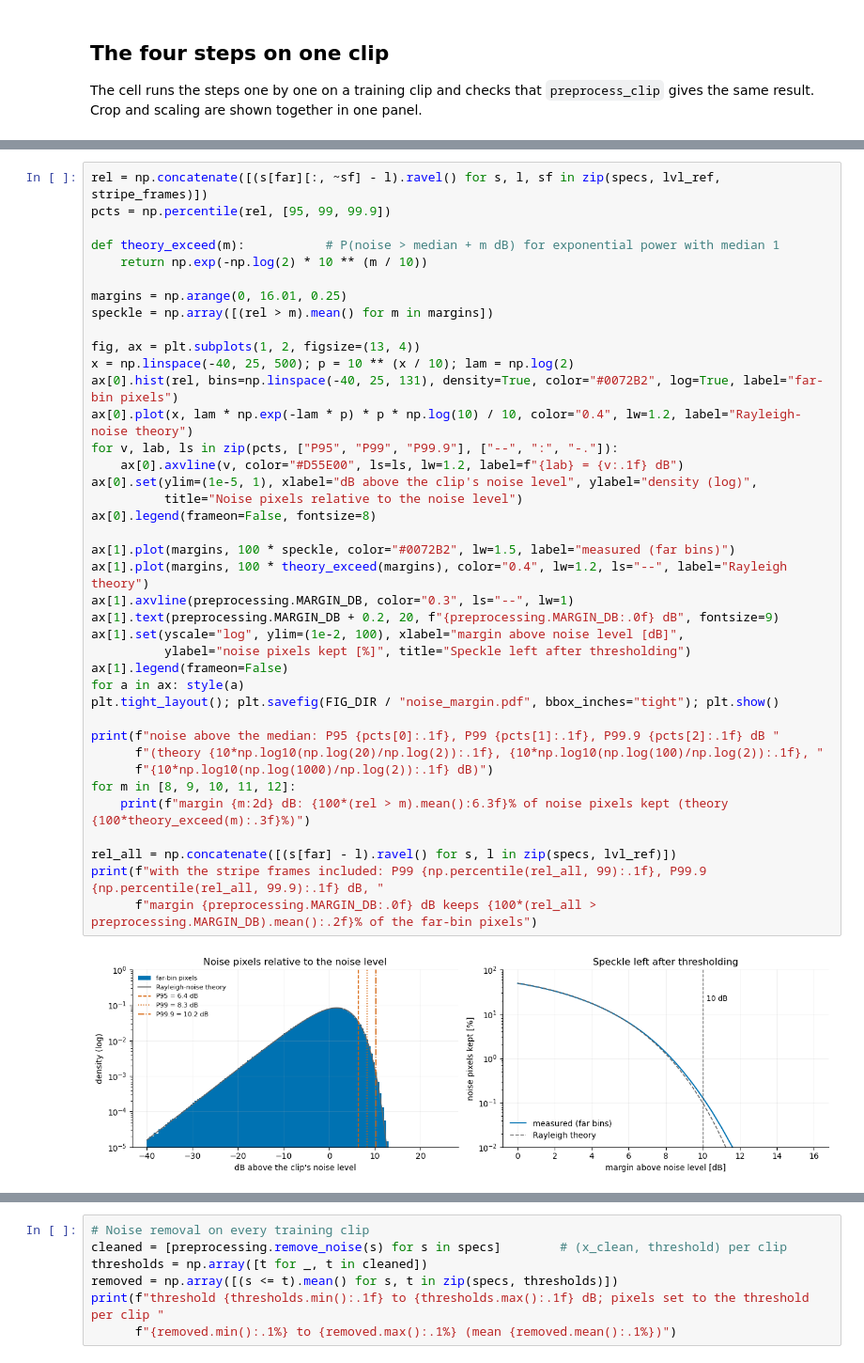
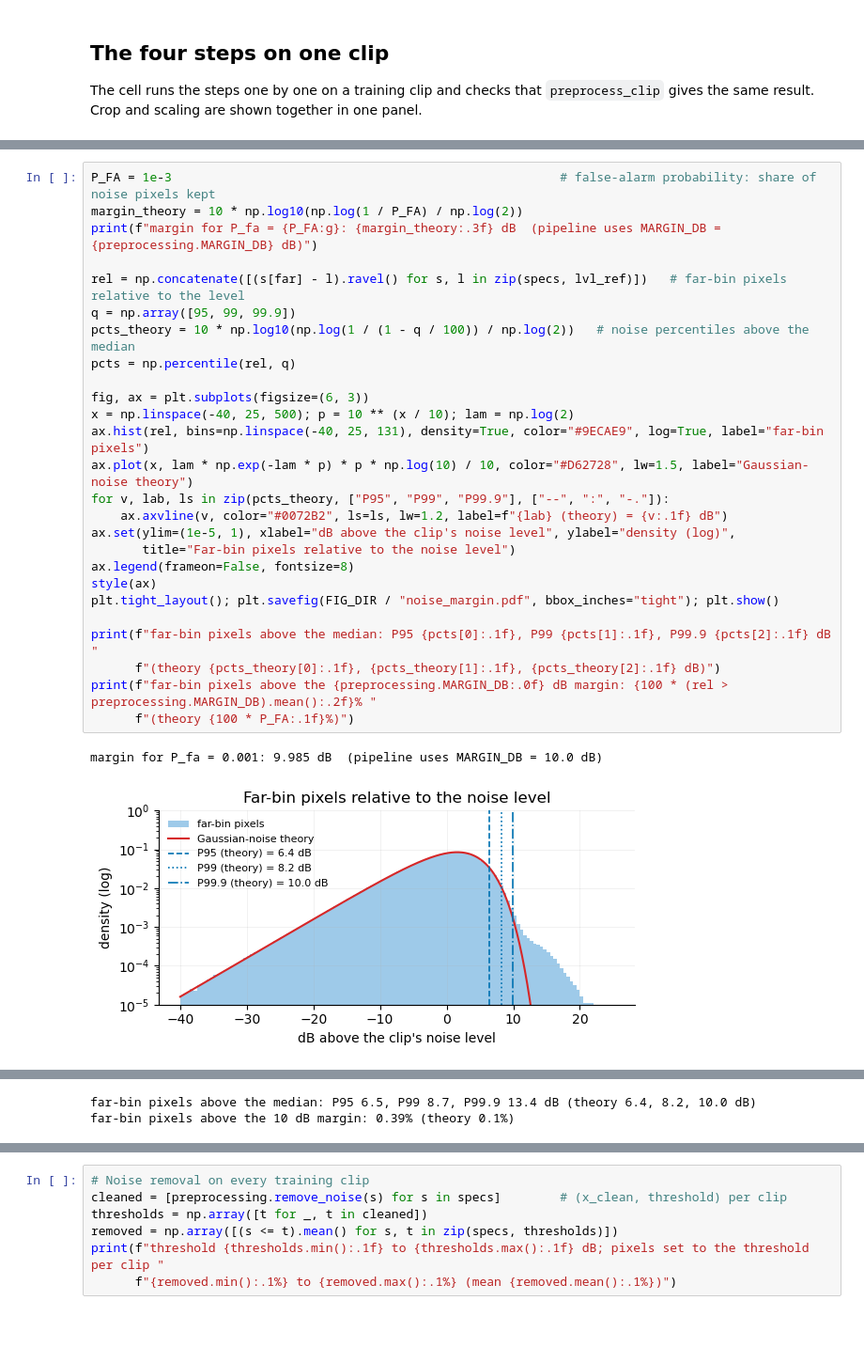
Before and after one commit to jimvanijcken/wicos, a Jupyter notebook: notebooks/2_preprocessing.ipynb, the cells around one changed output, grey strips where cells are left out. Shown at 94% size. Cells and saved outputs as stored; diff of their text form; blank space fills up the shorter version.

```diff
--- a/notebooks/2_preprocessing.ipynb
+++ b/notebooks/2_preprocessing.ipynb
@@ -246,41 +154,29 @@ The margin must be high enough that noise pixels rarely survive. The fraction th
 # %%
-rel = np.concatenate([(s[far][:, ~sf] - l).ravel() for s, l, sf in zip(specs, lvl_ref, stripe_frames)])
-pcts = np.percentile(rel, [95, 99, 99.9])
+P_FA = 1e-3                                                     # false-alarm probability: share of noise pixels kept
+margin_theory = 10 * np.log10(np.log(1 / P_FA) / np.log(2))
+print(f"margin for P_fa = {P_FA:g}: {margin_theory:.3f} dB  (pipeline uses MARGIN_DB = {preprocessing.MARGIN_DB} dB)")
 
-def theory_exceed(m):           # P(noise > median + m dB) for exponential power with median 1
-    return np.exp(-np.log(2) * 10 ** (m / 10))
+rel = np.concatenate([(s[far] - l).ravel() for s, l in zip(specs, lvl_ref)])   # far-bin pixels relative to the level
+q = np.array([95, 99, 99.9])
+pcts_theory = 10 * np.log10(np.log(1 / (1 - q / 100)) / np.log(2))   # noise percentiles above the median
+pcts = np.percentile(rel, q)
 
-margins = np.arange(0, 16.01, 0.25)
-speckle = np.array([(rel > m).mean() for m in margins])
-
-fig, ax = plt.subplots(1, 2, figsize=(13, 4))
+fig, ax = plt.subplots(figsize=(6, 3))
 x = np.linspace(-40, 25, 500); p = 10 ** (x / 10); lam = np.log(2)
-ax[0].hist(rel, bins=np.linspace(-40, 25, 131), density=True, color="#0072B2", log=True, label="far-bin pixels")
-ax[0].plot(x, lam * np.exp(-lam * p) * p * np.log(10) / 10, color="0.4", lw=1.2, label="Rayleigh-noise theory")
-for v, lab, ls in zip(pcts, ["P95", "P99", "P99.9"], ["--", ":", "-."]):
-    ax[0].axvline(v, color="#D55E00", ls=ls, lw=1.2, label=f"{lab} = {v:.1f} dB")
-ax[0].set(ylim=(1e-5, 1), xlabel="dB above the clip's noise level", ylabel="density (log)",
-          title="Noise pixels relative to the noise level")
-ax[0].legend(frameon=False, fontsize=8)
-
-ax[1].plot(margins, 100 * speckle, color="#0072B2", lw=1.5, label="measured (far bins)")
-ax[1].plot(margins, 100 * theory_exceed(margins), color="0.4", lw=1.2, ls="--", label="Rayleigh theory")
-ax[1].axvline(preprocessing.MARGIN_DB, color="0.3", ls="--", lw=1)
-ax[1].text(preprocessing.MARGIN_DB + 0.2, 20, f"{preprocessing.MARGIN_DB:.0f} dB", fontsize=9)
-ax[1].set(yscale="log", ylim=(1e-2, 100), xlabel="margin above noise level [dB]",
-          ylabel="noise pixels kept [%]", title="Speckle left after thresholding")
-ax[1].legend(frameon=False)
-for a in ax: style(a)
+ax.hist(rel, bins=np.linspace(-40, 25, 131), density=True, color="#9ECAE9", log=True, label="far-bin pixels")
+ax.plot(x, lam * np.exp(-lam * p) * p * np.log(10) / 10, color="#D62728", lw=1.5, label="Gaussian-noise theory")
+for v, lab, ls in zip(pcts_theory, ["P95", "P99", "P99.9"], ["--", ":", "-."]):
+    ax.axvline(v, color="#0072B2", ls=ls, lw=1.2, label=f"{lab} (theory) = {v:.1f} dB")
+ax.set(ylim=(1e-5, 1), xlabel="dB above the clip's noise level", ylabel="density (log)",
+       title="Far-bin pixels relative to the noise level")
+ax.legend(frameon=False, fontsize=8)
+style(ax)
 plt.tight_layout(); plt.savefig(FIG_DIR / "noise_margin.pdf", bbox_inches="tight"); plt.show()
 
-print(f"noise above the median: P95 {pcts[0]:.1f}, P99 {pcts[1]:.1f}, P99.9 {pcts[2]:.1f} dB "
-      f"(theory {10*np.log10(np.log(20)/np.log(2)):.1f}, {10*np.log10(np.log(100)/np.log(2)):.1f}, "
-      f"{10*np.log10(np.log(1000)/np.log(2)):.1f} dB)")
-for m in [8, 9, 10, 11, 12]:
-    print(f"margin {m:2d} dB: {100*(rel > m).mean():6.3f}% of noise pixels kept (theory {100*theory_exceed(m):.3f}%)")
-
-rel_all = np.concatenate([(s[far] - l).ravel() for s, l in zip(specs, lvl_ref)])
-print(f"with the stripe frames included: P99 {np.percentile(rel_all, 99):.1f}, P99.9 {np.percentile(rel_all, 99.9):.1f} dB, "
-      f"margin {preprocessing.MARGIN_DB:.0f} dB keeps {100*(rel_all > preprocessing.MARGIN_DB).mean():.2f}% of the far-bin pixels")
+print(f"far-bin pixels above the median: P95 {pcts[0]:.1f}, P99 {pcts[1]:.1f}, P99.9 {pcts[2]:.1f} dB "
+      f"(theory {pcts_theory[0]:.1f}, {pcts_theory[1]:.1f}, {pcts_theory[2]:.1f} dB)")
+print(f"far-bin pixels above the {preprocessing.MARGIN_DB:.0f} dB margin: {100 * (rel > preprocessing.MARGIN_DB).mean():.2f}% "
+      f"(theory {100 * P_FA:.1f}%)")
 # %% [output]
+margin for P_fa = 0.001: 9.985 dB  (pipeline uses MARGIN_DB = 10.0 dB)
-[figure, old version]
+[figure, new version]
@@ -294 +183,3 @@ with the stripe frames included: P99 8.7, P99.9 13.4 dB, margin 10 dB keeps 0.40
+far-bin pixels above the median: P95 6.5, P99 8.7, P99.9 13.4 dB (theory 6.4, 8.2, 10.0 dB)
+far-bin pixels above the 10 dB margin: 0.39% (theory 0.1%)
 # %% [markdown]
```
Also changed, not shown: parts of 28 cells of this notebook, 40 other files.
